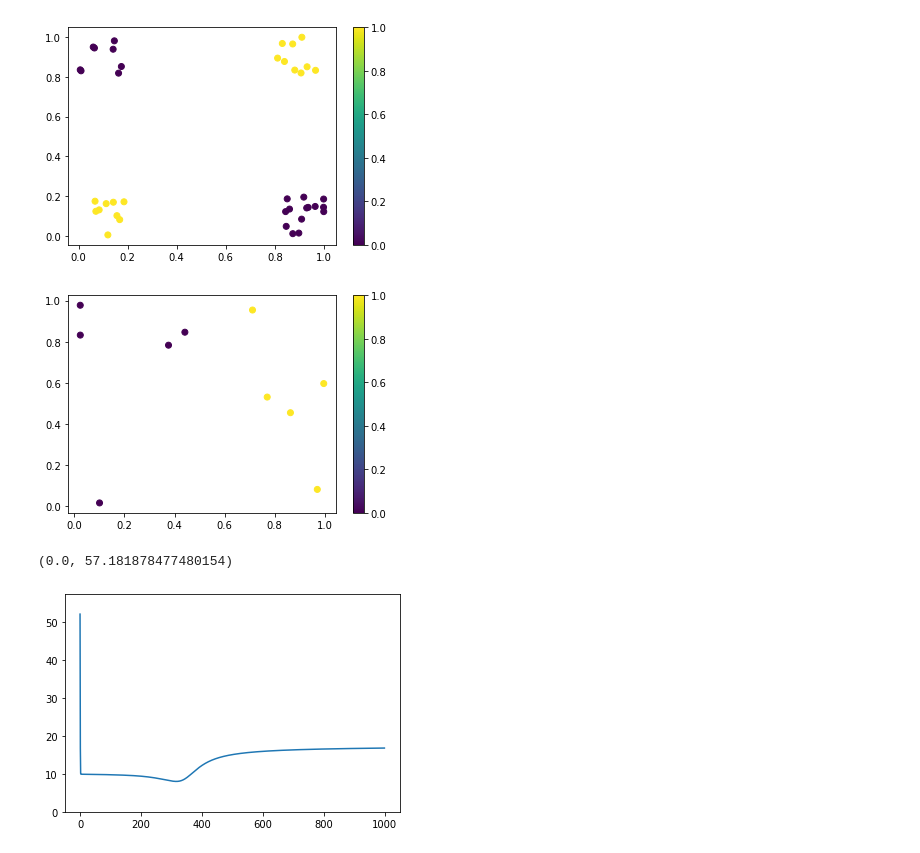
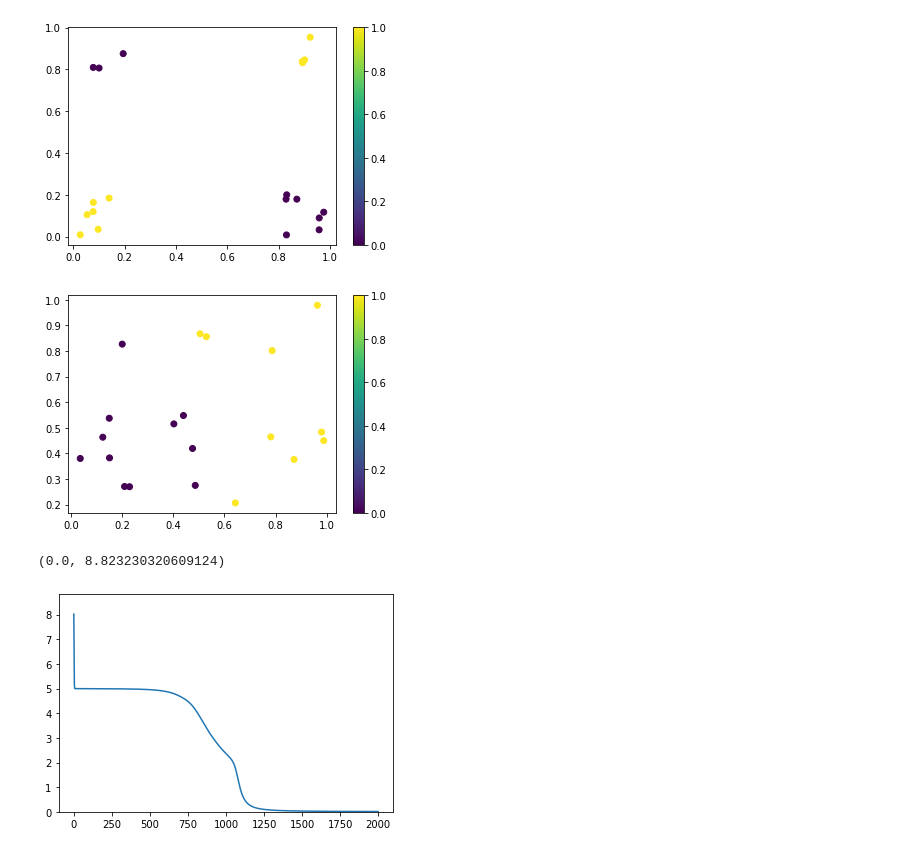
Before and after one commit to jackglawson/neuralnet, a Jupyter notebook: multilayer_perceptron.ipynb, the cells around one changed output. Cells and saved outputs as stored; diff of their text form; code cells hidden in the pictures.

```diff
--- a/multilayer_perceptron.ipynb
+++ b/multilayer_perceptron.ipynb
@@ -171,34 +204,36 @@ class MultiLayerPerceptron:
 # %%
-observations = 40
+observations = 20
 xs = (np.random.uniform(0, 0.2, observations*2) + np.random.choice([0, 0.8], observations*2)).reshape([observations, 2])
 ys = (np.sign(xs - 0.5).prod(axis=1) + 1) / 2
 plt.scatter(xs[:, 0], xs[:, 1], c=ys)
 plt.colorbar();
 # %% [output]
-[figure, old version]
+[figure, new version]
 # %%
-observations = 10
+observations = 20
 xs = np.random.uniform(0, 1, observations*2).reshape([observations, 2])
 ys = np.where(xs[:, 0] < 0.5, 0, 1)
 plt.scatter(xs[:, 0], xs[:, 1], c=ys)
 plt.colorbar();
 # %% [output]
-[figure, old version]
+[figure, new version]
 # %%
-mlp = MultiLayerPerceptron(2, [5, 1], node_type=NodeLogistic)
+np.random.seed(1)
+
+mlp = MultiLayerPerceptron(2, [3, 3, 1], node_type=NodeLogistic, learning_rate=0.1)
 
 errors = []
 intermediate_mlps = []
 
-for _ in range(1000):
+for _ in range(2000):
     intermediate_mlps.append(deepcopy(mlp))
     for i in range(len(xs)):
         mlp.backward(xs[i], ys[i])
     errors.append(sum([mlp.error(xs[i], ys[i]) for i in range(len(xs))]))
 
 plt.plot(errors)
 plt.ylim(0, max(errors) * 1.1)
 # %% [output]
-(0.0, 57.181878477480154)
+(0.0, 8.823230320609124)
-[figure, old version]
+[figure, new version]
 # %%
```
Also changed, not shown: parts of 9 cells of this notebook, 1 other file.
